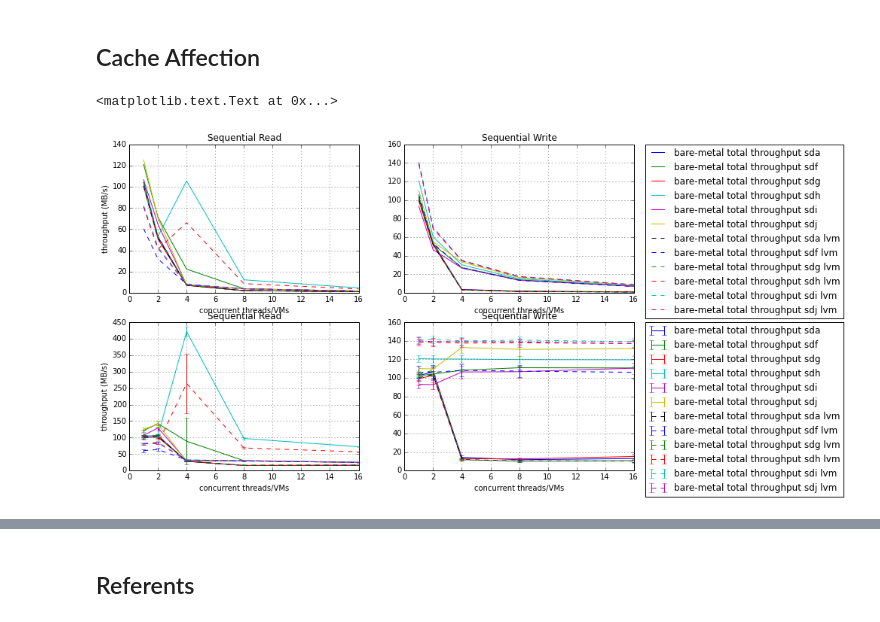
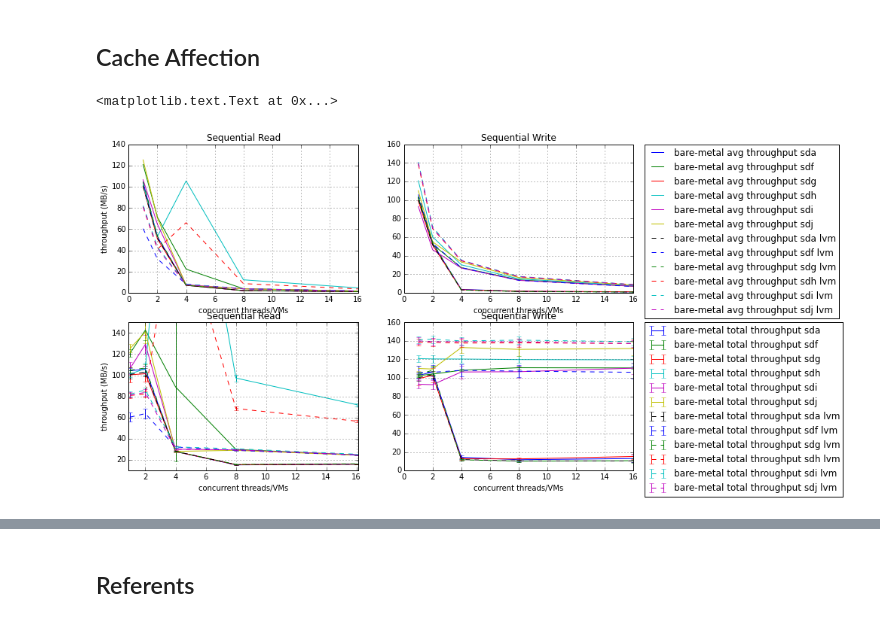
Before and after one commit to hasonhai/io_measurements, a Jupyter notebook: notebook/DA16procs_bf7.ipynb, the cells around one changed output, grey strips where cells are left out. Saved outputs shown, nothing was run; the diff lists cells and outputs as text; code cells hidden in the pictures.

```diff
--- a/notebook/DA16procs_bf7.ipynb
+++ b/notebook/DA16procs_bf7.ipynb
@@ -842,18 +842,18 @@ pylab.xlabel('concurrent threads/VMs')
 pylab.ylabel('throughput (MB/s)')
 
 plt.subplot(322)
-plt.plot(x_axis, bwswbf7sda, label = 'bare-metal total throughput sda')
-plt.plot(x_axis, bwswbf7sdf, label = 'bare-metal total throughput sdf')
-plt.plot(x_axis, bwswbf7sdg, label = 'bare-metal total throughput sdg')
-plt.plot(x_axis, bwswbf7sdh, label = 'bare-metal total throughput sdh')
-plt.plot(x_axis, bwswbf7sdi, label = 'bare-metal total throughput sdi')
-plt.plot(x_axis, bwswbf7sdj, label = 'bare-metal total throughput sdj')
-plt.plot(x_axis, bwswbf7lvmsda, ls="dashed", label = 'bare-metal total throughput sda lvm')
-plt.plot(x_axis, bwswbf7lvmsdf, ls="dashed", label = 'bare-metal total throughput sdf lvm')
-plt.plot(x_axis, bwswbf7lvmsdg, ls="dashed", label = 'bare-metal total throughput sdg lvm')
-plt.plot(x_axis, bwswbf7lvmsdh, ls="dashed", label = 'bare-metal total throughput sdh lvm')
-plt.plot(x_axis, bwswbf7lvmsdi, ls="dashed", label = 'bare-metal total throughput sdi lvm')
-plt.plot(x_axis, bwswbf7lvmsdj, ls="dashed", label = 'bare-metal total throughput sdj lvm')
+plt.plot(x_axis, bwswbf7sda, label = 'bare-metal avg throughput sda')
+plt.plot(x_axis, bwswbf7sdf, label = 'bare-metal avg throughput sdf')
+plt.plot(x_axis, bwswbf7sdg, label = 'bare-metal avg throughput sdg')
+plt.plot(x_axis, bwswbf7sdh, label = 'bare-metal avg throughput sdh')
+plt.plot(x_axis, bwswbf7sdi, label = 'bare-metal avg throughput sdi')
+plt.plot(x_axis, bwswbf7sdj, label = 'bare-metal avg throughput sdj')
+plt.plot(x_axis, bwswbf7lvmsda, ls="dashed", label = 'bare-metal avg throughput sda lvm')
+plt.plot(x_axis, bwswbf7lvmsdf, ls="dashed", label = 'bare-metal avg throughput sdf lvm')
+plt.plot(x_axis, bwswbf7lvmsdg, ls="dashed", label = 'bare-metal avg throughput sdg lvm')
+plt.plot(x_axis, bwswbf7lvmsdh, ls="dashed", label = 'bare-metal avg throughput sdh lvm')
+plt.plot(x_axis, bwswbf7lvmsdi, ls="dashed", label = 'bare-metal avg throughput sdi lvm')
+plt.plot(x_axis, bwswbf7lvmsdj, ls="dashed", label = 'bare-metal avg throughput sdj lvm')
 #plt.axis([0.9, 16.1, 0, 150])
 plt.grid(True)
 plt.legend(bbox_to_anchor=(1.05, 1), loc=2, borderaxespad=0.)
@@ -874,34 +874,34 @@ plt.errorbar(x_axis, aggbwsrbf7lvmsdg, ciaggbwsrbf7lvmsdg, ls="dashed",)
 plt.errorbar(x_axis, aggbwsrbf7lvmsdh, ciaggbwsrbf7lvmsdh, ls="dashed",)
 plt.errorbar(x_axis, aggbwsrbf7lvmsdi, ciaggbwsrbf7lvmsdi, ls="dashed",)
 plt.errorbar(x_axis, aggbwsrbf7lvmsdj, ciaggbwsrbf7lvmsdj, ls="dashed",)
-#plt.axis([0.9, 16.1, 0, 150])
+plt.axis([0.9, 16.1, 10, 150])
 plt.grid(True)
 plt.title('Sequential Read')
 pylab.xlabel('concurrent threads/VMs')
 pylab.ylabel('throughput (MB/s)')
 
 plt.subplot(324)
 plt.errorbar(x_axis, aggbwswbf7sda, ciaggbwswbf7sda, label = 'bare-metal total throughput sda')
 plt.errorbar(x_axis, aggbwswbf7sdf, ciaggbwswbf7sdf, label = 'bare-metal total throughput sdf')
 plt.errorbar(x_axis, aggbwswbf7sdg, ciaggbwswbf7sdg, label = 'bare-metal total throughput sdg')
 plt.errorbar(x_axis, aggbwswbf7sdh, ciaggbwswbf7sdh, label = 'bare-metal total throughput sdh')
 plt.errorbar(x_axis, aggbwswbf7sdi, ciaggbwswbf7sdi, label = 'bare-metal total throughput sdi')
 plt.errorbar(x_axis, aggbwswbf7sdj, ciaggbwswbf7sdj, label = 'bare-metal total throughput sdj')
 plt.errorbar(x_axis, aggbwswbf7lvmsda, ciaggbwswbf7lvmsda, ls="dashed", label = 'bare-metal total throughput sda lvm')
 plt.errorbar(x_axis, aggbwswbf7lvmsdf, ciaggbwswbf7lvmsdf, ls="dashed", label = 'bare-metal total throughput sdf lvm')
 plt.errorbar(x_axis, aggbwswbf7lvmsdg, ciaggbwswbf7lvmsdg, ls="dashed", label = 'bare-metal total throughput sdg lvm')
 plt.errorbar(x_axis, aggbwswbf7lvmsdh, ciaggbwswbf7lvmsdh, ls="dashed", label = 'bare-metal total throughput sdh lvm')
 plt.errorbar(x_axis, aggbwswbf7lvmsdi, ciaggbwswbf7lvmsdi, ls="dashed", label = 'bare-metal total throughput sdi lvm')
 plt.errorbar(x_axis, aggbwswbf7lvmsdj, ciaggbwswbf7lvmsdj, ls="dashed", label = 'bare-metal total throughput sdj lvm')
-#plt.axis([0.9, 16.1, 0, 150])
+#plt.axis([0.9, 16.1, 0, 17])
 plt.grid(True)
 plt.title('Sequential Write')
 plt.legend(bbox_to_anchor=(1.05, 1), loc=2, borderaxespad=0.)
 pylab.xlabel('concurrent threads/VMs')
 #pylab.ylabel('throughput (MB/s)')
 
 
 #plt.savefig('throughput16procs.pdf')
 # %% [output]
 <matplotlib.text.Text at 0x...>
-[figure, old version]
+[figure, new version]
```
Also changed, not shown: parts of 1 cell of this notebook, 1 other file.
